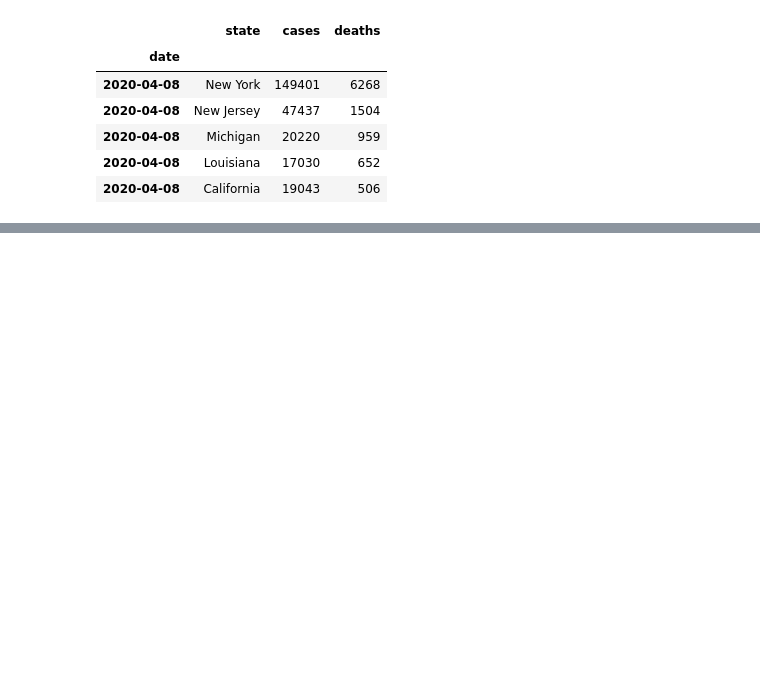
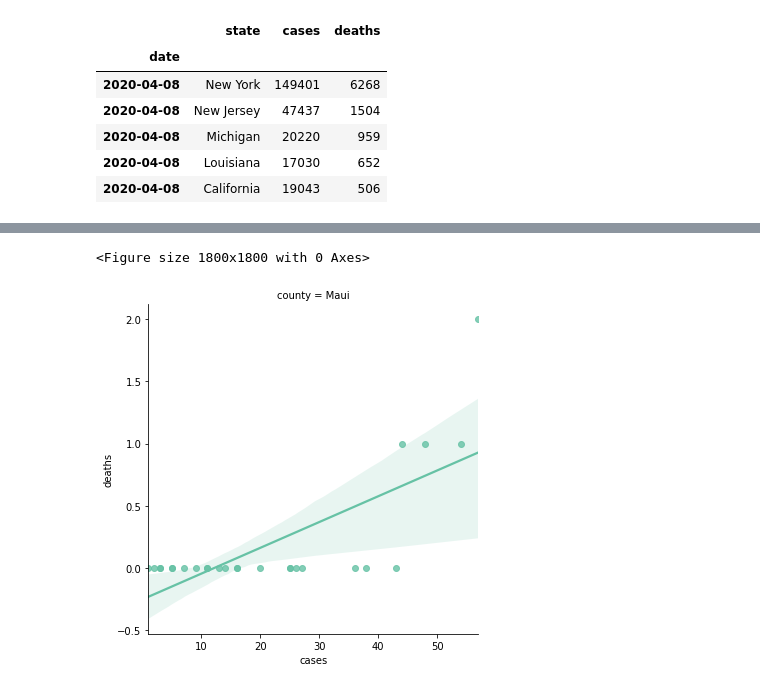
Before and after one commit to debasisb/COVID-19, a Jupyter notebook: Covid_19_Hawaii.ipynb, the cells around one changed output, grey strips where cells are left out. Cells and saved outputs as stored; diff of their text form; code cells hidden in the pictures; blank space fills up the shorter version.

```diff
--- a/Covid_19_Hawaii.ipynb
+++ b/Covid_19_Hawaii.ipynb
@@ -148,0 +132,6 @@ fig.show()
+# %%
+import pandas as pd
+df = pd.read_csv("https://raw.githubusercontent.com/nytimes/covid-19-data/master/us-counties.csv")
+df["state"].shape
+df = df[df["state"] == "Hawaii"]
+df.tail(10)
@@ -148,0 +150,3 @@ fig.show()
+# %%
+Maui_County_df = df[df["county"]== "Maui"]
+Maui_County_df.tail(25)
@@ -148,0 +171,16 @@ fig.show()
+# %%
+import seaborn as sns
+import matplotlib.pyplot as plt
+
+plt.figure(figsize=(25,25))
+ax = sns.lmplot(x="cases", y="deaths",
+                    height=5.5,
+                    col="county",
+                    col_wrap=5,
+                    hue="county",
+                    palette="Set2",
+                    data=Maui_County_df)
+ax.fig.subplots_adjust(wspace=.2)
+# %% [output]
+<Figure size 1800x1800 with 0 Axes>
+[figure, added]
```
Also changed, not shown: parts of 8 cells of this notebook.
